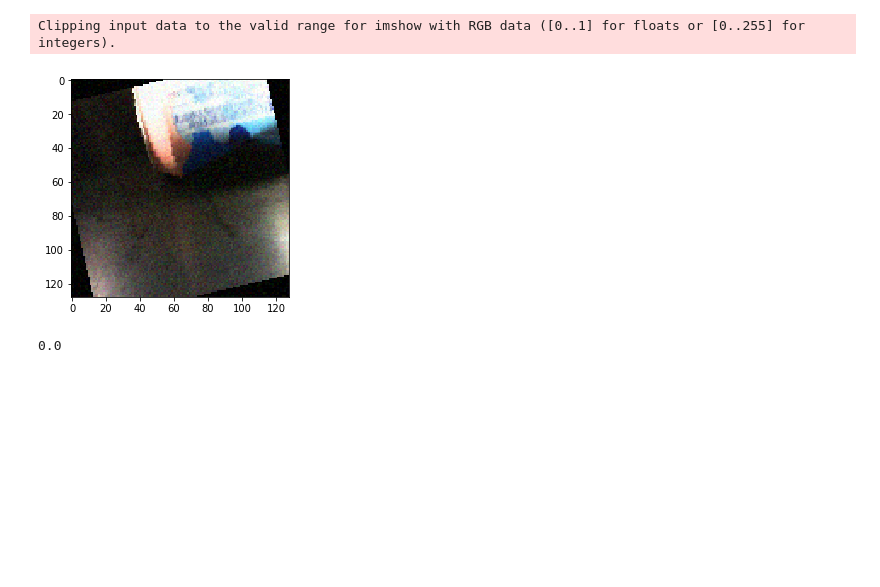
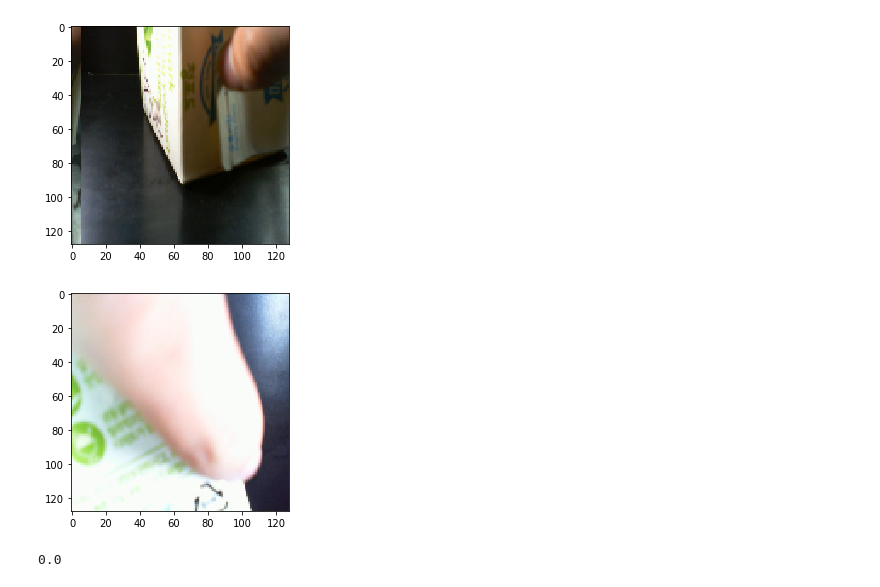
Before and after one commit to fukkuj/hanyang-erica-sw-fusion-conference, a Jupyter notebook: test_data_loader.ipynb, the cells around one changed output. Cells and saved outputs as stored; diff of their text form; code cells hidden in the pictures; blank space fills up the shorter version.

Commit message:
I added train code for detector

```diff
--- a/test_data_loader.ipynb
+++ b/test_data_loader.ipynb
@@ -12,0 +24,2 @@ x, y = next(dloader.next_batch())
+# %%
+ddloader = DetectorDataLoader(DETECTOR_TRAIN_DATA_PATH, DETECTOR_CAT)
@@ -12,0 +29,2 @@ x, y = next(dloader.next_batch())
+# %%
+x, y = next(ddloader.next_batch())
@@ -13,8 +49,10 @@ x, y = next(dloader.next_batch())
 # %%
-plt.imshow(((x[0, 0].transpose(1, 2, 0) + 1) / 2))
+plt.imshow(((x[0, :3].transpose(1, 2, 0) + 1) / 2))
+plt.show()
+plt.imshow(((x[0, 3:].transpose(1, 2, 0) + 1) / 2))
 plt.show()
 print(y[0])
 # %% [output]
+[figure, new version]
+[figure, added]
-Clipping input data to the valid range for imshow with RGB data ([0..1] for floats or [0..255] for integers).
+0.0
-[figure, old version]
-0.0
```
Also changed, not shown: parts of 5 cells of this notebook, 7 other files.
